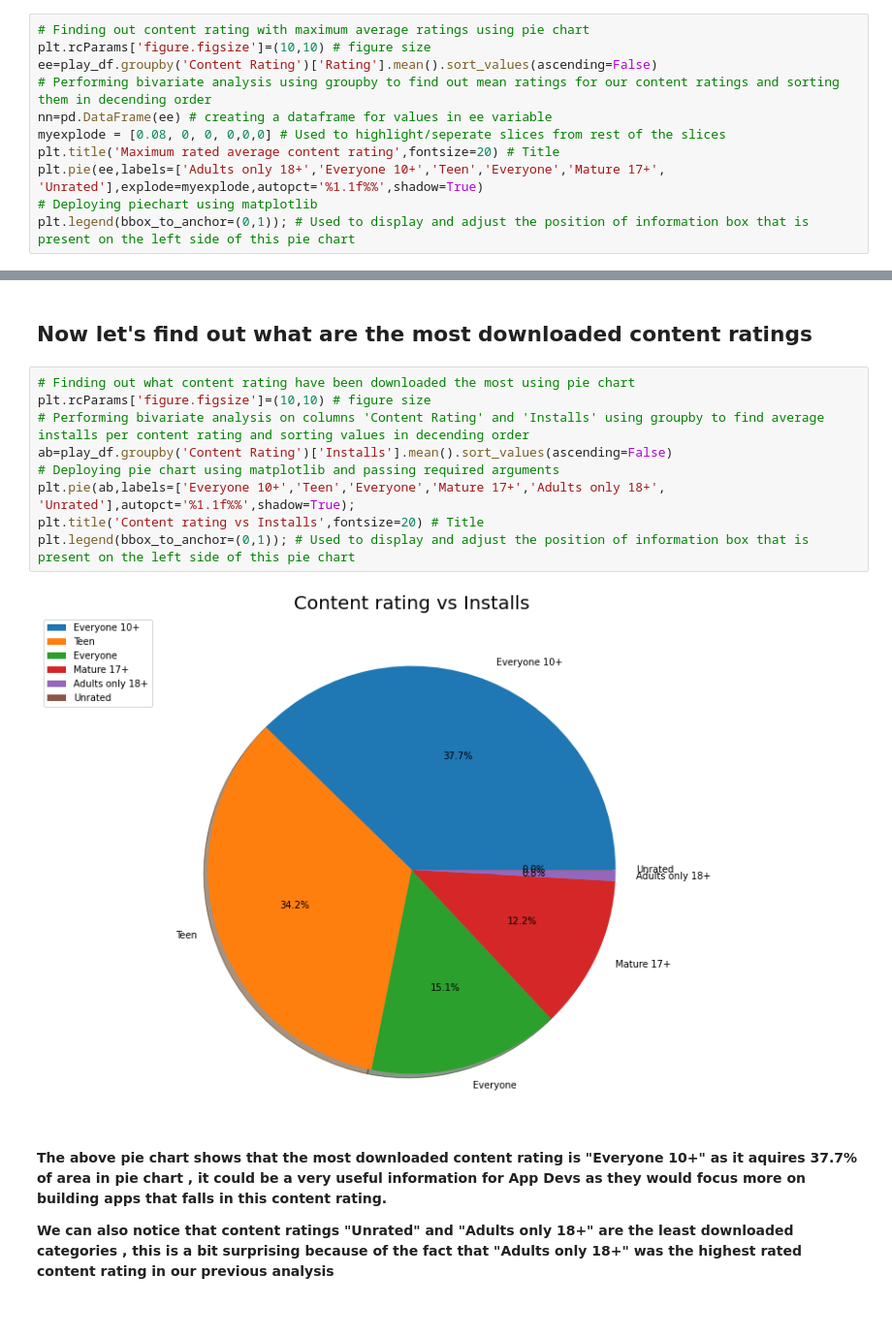
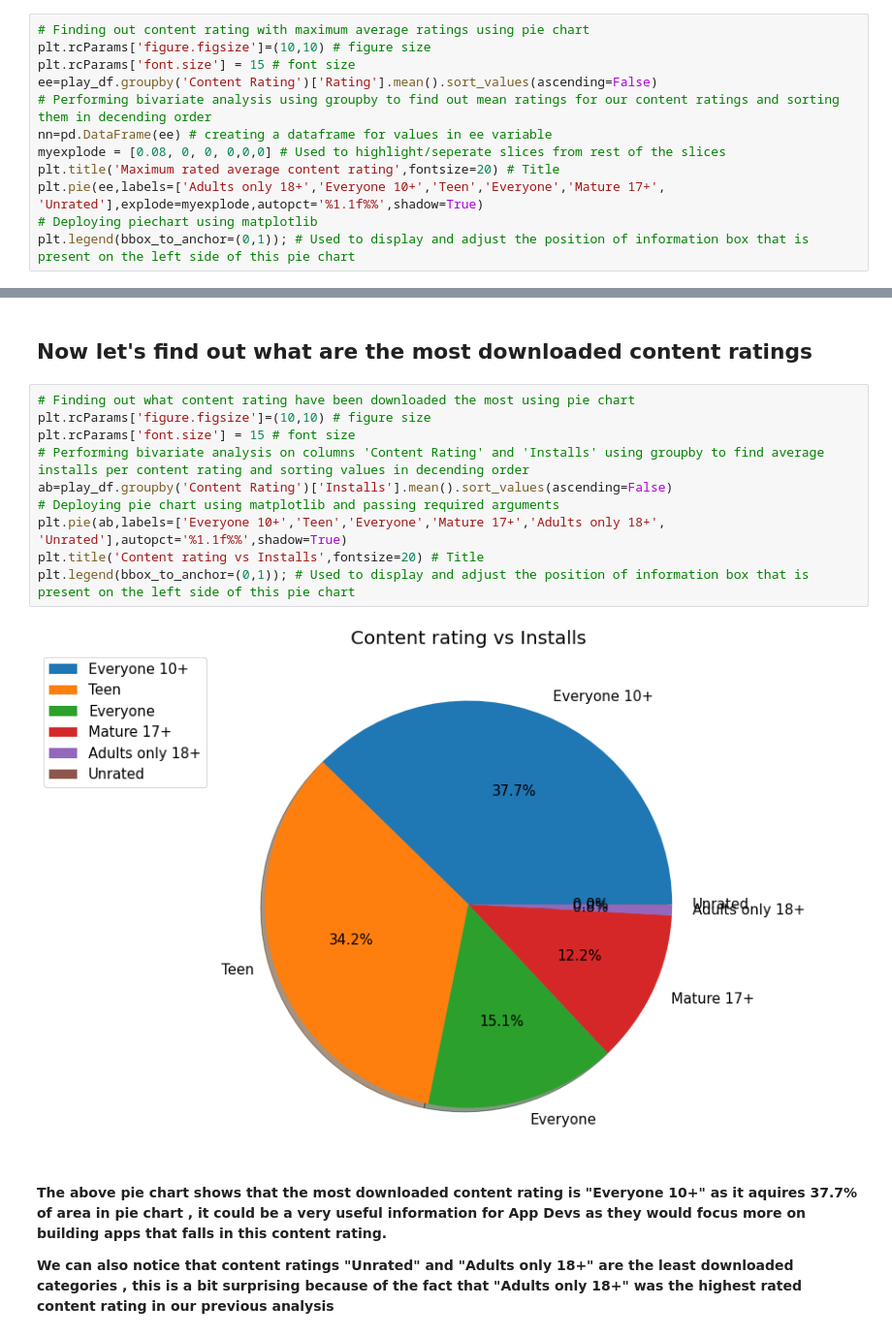
Before and after one commit to amol004/Google-Play-Store-EDA, a Jupyter notebook: Capstone_project_Google_play_store_review_analysis_(EDA)_Notebook_{Amol_Thakur}.ipynb, the cells around one changed output, grey strips where cells are left out. Shown at 97% size. Cells and saved outputs as stored; diff of their text form.

```diff
--- a/Capstone_project_Google_play_store_review_analysis_(EDA)_Notebook_{Amol_Thakur}.ipynb
+++ b/Capstone_project_Google_play_store_review_analysis_(EDA)_Notebook_{Amol_Thakur}.ipynb
@@ -604,6 +603,7 @@ jj.head(10).reset_index().drop(['index'],axis=1) # top 10 Apps
 # %%
 # Finding out content rating with maximum average ratings using pie chart
 plt.rcParams['figure.figsize']=(10,10) # figure size
+plt.rcParams['font.size'] = 15 # font size
 ee=play_df.groupby('Content Rating')['Rating'].mean().sort_values(ascending=False)
 # Performing bivariate analysis using groupby to find out mean ratings for our content ratings and sorting them in decending order
 nn=pd.DataFrame(ee) # creating a dataframe for values in ee variable
@@ -634,14 +634,15 @@ nn
 # %%
 # Finding out what content rating have been downloaded the most using pie chart
 plt.rcParams['figure.figsize']=(10,10) # figure size
+plt.rcParams['font.size'] = 15 # font size
 # Performing bivariate analysis on columns 'Content Rating' and 'Installs' using groupby to find average installs per content rating and sorting values in decending order
 ab=play_df.groupby('Content Rating')['Installs'].mean().sort_values(ascending=False)
 # Deploying pie chart using matplotlib and passing required arguments
-plt.pie(ab,labels=['Everyone 10+','Teen','Everyone','Mature 17+','Adults only 18+', 'Unrated'],autopct='%1.1f%%',shadow=True);
+plt.pie(ab,labels=['Everyone 10+','Teen','Everyone','Mature 17+','Adults only 18+', 'Unrated'],autopct='%1.1f%%',shadow=True)
 plt.title('Content rating vs Installs',fontsize=20) # Title
 plt.legend(bbox_to_anchor=(0,1)); # Used to display and adjust the position of information box that is present on the left side of this pie chart
 # %% [output]
-[figure, old version]
+[figure, new version]
 # %% [markdown]
 **The above pie chart shows that the most downloaded content rating is "Everyone 10+" as it aquires 37.7% of area in pie chart , it could be a very useful information for App Devs as they would focus more on building apps that falls in this content rating.**
 
```
Also changed, not shown: parts of 21 cells of this notebook.
